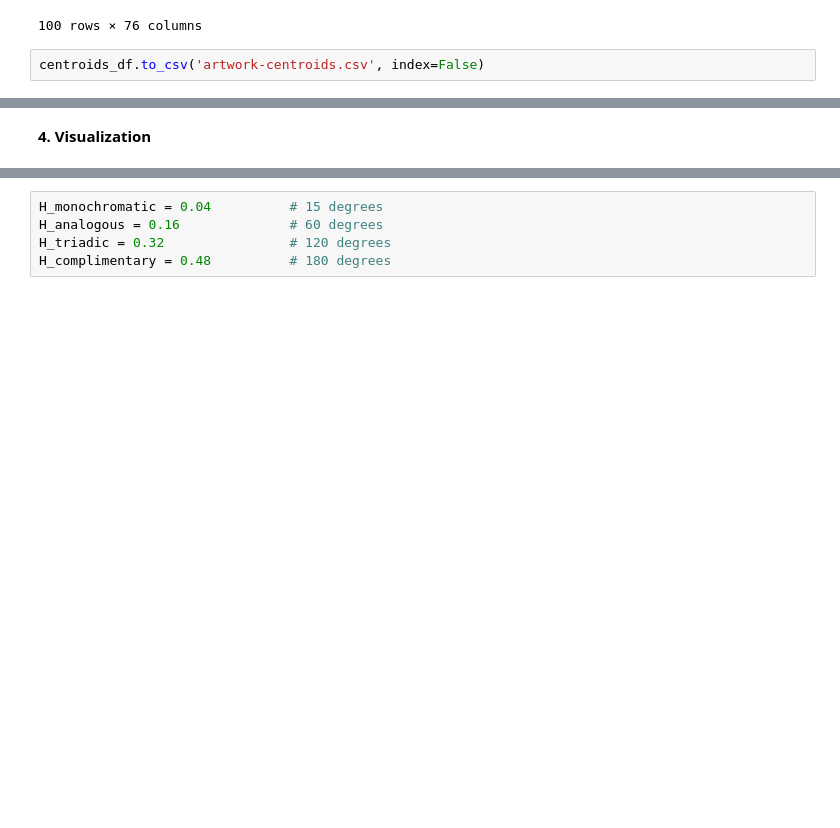
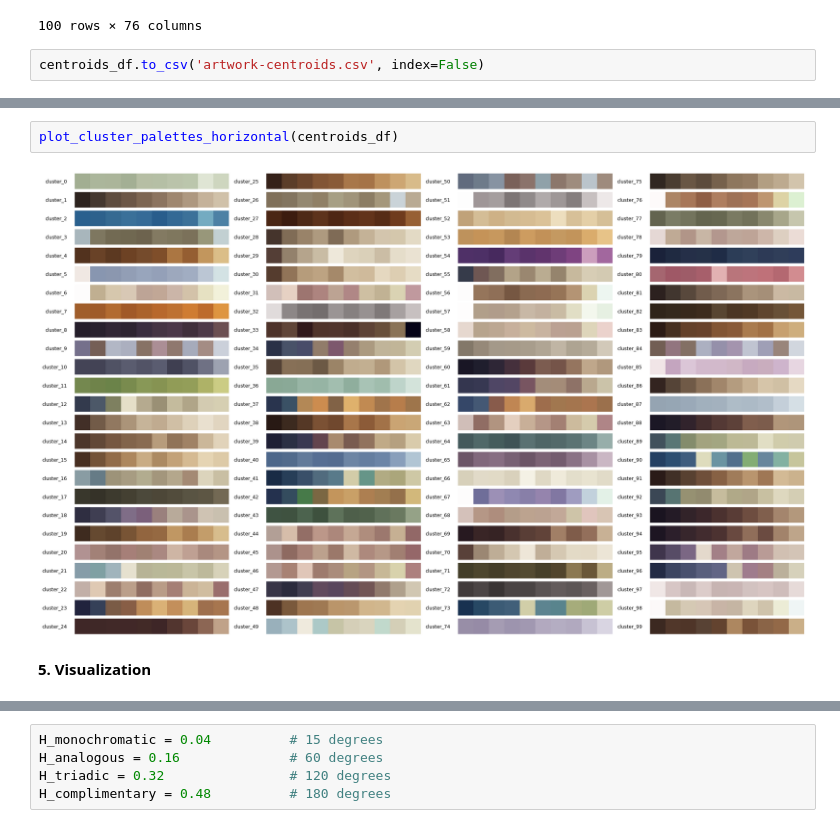
Before and after one commit to vieira-giulia/art_data_mining, a Jupyter notebook: 01_artwork_clustering/artwork_clustering.ipynb, the cells around one changed output, grey strips where cells are left out. Drawn from its saved outputs; the diff is of its cells as text; blank space fills up the shorter version.

```diff
--- a/01_artwork_clustering/artwork_clustering.ipynb
+++ b/01_artwork_clustering/artwork_clustering.ipynb
@@ -220,2 +299,6 @@ centroids_df.to_csv('artwork-centroids.csv', index=False)
+# %%
+plot_cluster_palettes_horizontal(centroids_df)
+# %% [output]
+[figure, added]
 # %% [markdown]
-**4. Visualization**
+**5. Visualization**
```
Also changed, not shown: parts of 27 cells of this notebook, 4 other files.
